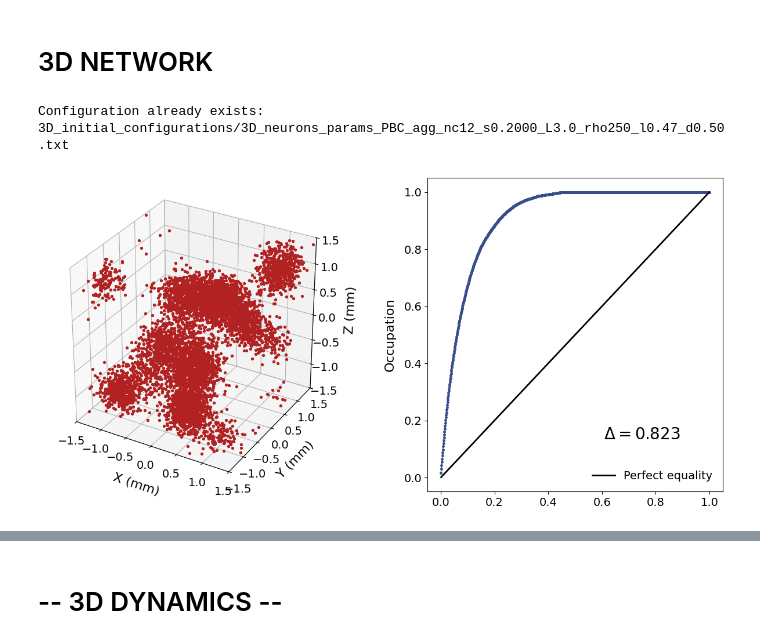
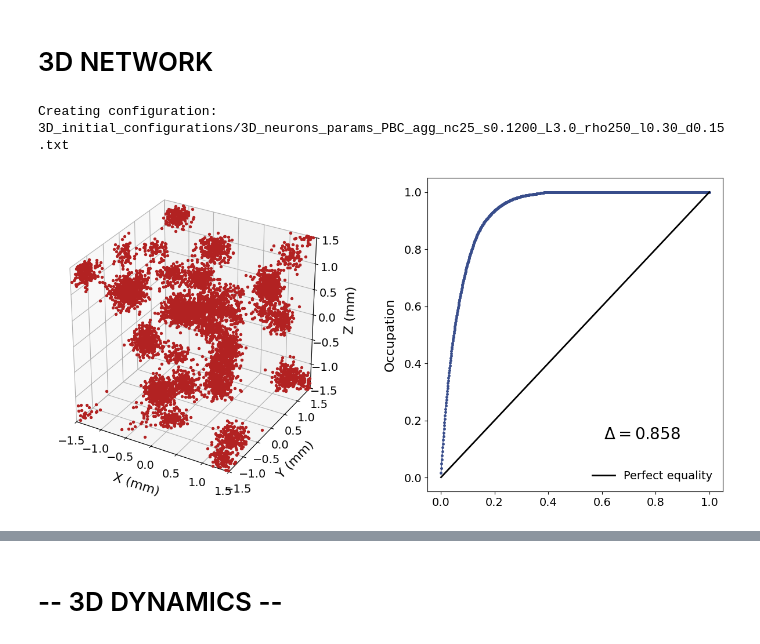
Before and after one commit to underDD/TFM, a Jupyter notebook: create_network.ipynb, the cells around one changed output, grey strips where cells are left out. Cells and saved outputs as stored; diff of their text form; code cells hidden in the pictures.

```diff
--- a/create_network.ipynb
+++ b/create_network.ipynb
@@ -43,8 +43,8 @@ segment_length = 0.01 # Segment length for axon growth (mm)
 sigma_axon_angle = 0.1 # Standard deviation of the axon angle (radians)
 
 agg = 1 # Control parameter for the aggregation of neurons
-n_centers = 15 # Number of centers for the aggregation of neurons
-base_sigma = 0.1 # Base standard deviation for aggregation centers (mm)
+n_centers = 25 # Number of centers for the aggregation of neurons
+base_sigma = 0.05 # Base standard deviation for aggregation centers (mm)
 
 BC_type = "PBC" # Boundary conditions type (PBC: Periodic Boundary Conditions, SW: Sticky Walls)
 
@@ -63,6 +63,6 @@ parameters2D = {
     "BC_type": BC_type
 }
 
-filename = fcn.run_2D_tune_positions(parameters2D)
+filename = fcn.run_2D_tune_positions(parameters2D, new_sim=True)
 fcn.neuron_map_gini2D(filename, parameters2D)
 # %% [output]
@@ -1165,7 +1127,7 @@ N = int(rho * L**2) # Total number of neurons
 soma_diameter = 0.015 # Diameter of the soma (mm)
 d_mean = 0.15 # Dendritic tree diameter (mm) Gaussian distribution
 d_sigma = 0.02 # Standard deviation of the dendritic tree diameter (mm)
-l_mean = 0.6 # Mean axon length (mm) Rayleigh distribution
+l_mean = 0.3 # Mean axon length (mm) Rayleigh distribution
 segment_length = 0.01 # Segment length for axon growth (mm)
 sigma_axon_angle = 0.1 # Standard deviation of the axon angle (radians)
 
@@ -1202,7 +1164,7 @@ for base_sigma in base_sigmas:
         parameters2D["n_centers"] = nc
         parameters2D["base_sigma"] = base_sigma
 
-        filename = fcn.run_2D_tune_positions(parameters2D, show_prints=False)
+        filename = fcn.run_2D_tune_positions(parameters2D, new_sim = True)
         print(f"Configuration created for n_centers={nc}, base_sigma={base_sigma:.4f}", end="\r")
 
 filenames_params = [
@@ -1576,23 +1298,0 @@ Detected 23 peaks in GNA for base_sigma=0.4000, max_exc=20.00, mean_peak_height=
-# %%
-import numpy as np
-
-# Cargar datos
-filename = "maps_results/2D_colormap_Gini_Exc_GNA_nc25_L3.0_rho250_l0.50_d0.15_a0.200.txt"
-data = np.loadtxt(filename, skiprows=1)
-
-# Ordenar por la primera columna (Gini)
-data_sorted = data[data[:, 0].argsort()]
-
-# Guardar archivo ordenado
-output_filename = "maps_results/sorted_by_gini.txt"
-
-# Guardamos con cabecera
-header = "Gini\tMAX_EXC_WEIGHT\tmean_peaks_height\tstd_peaks_height"
-np.savetxt(
-    output_filename,
-    data_sorted,
-    delimiter="\t",      # 🔥 esto es lo importante
-    header=header,
-    fmt="%.10f",
-    comments=""
-)
@@ -1838,40 +2016,40 @@ L = 3.0 # Length of the square domain (mm)
 rho = 250 # Neuron density (neurons/mm^2)
 N = int(rho * L**2) # Total number of neurons
 soma_diameter = 0.015 # Diameter of the soma (mm)
-d_mean = 0.5 # Dendritic tree diameter (mm) Gaussian distribution
+d_mean = 0.15 # Dendritic tree diameter (mm) Gaussian distribution
 d_sigma = 0.02 # Standard deviation of the dendritic tree diameter (mm)
-l_mean = 0.47 # Mean axon length (mm) Rayleigh distribution
+l_mean = 0.3 # Mean axon length (mm) Rayleigh distribution
 segment_length = 0.01 # Segment length for axon growth (mm)
 sigma_pol = 0.1 # Standard deviation of the polar angle (radians)
 sigma_azi = 0.1 # Standard deviation of the azimuthal angle (radians)
 
 agg = 1 # Control parameter for the aggregation of neurons
-n_centers = 12 # Number of centers for the aggregation of neurons
-base_sigma = 0.2 # Base standard deviation for aggregation centers (mm)
+n_centers = 25 # Number of centers for the aggregation of neurons
+base_sigma = 0.12 # Base standard deviation for aggregation centers (mm)
 
 BC_type = "PBC" # Boundary conditions type (PBC: Periodic Boundary Conditions, RBC: Reflective Boundary Conditions)
 
 parameters3D = {
     "L": L,
     "rho": rho,
     "soma_diameter": soma_diameter,
     "d_mean": d_mean,
     "d_sigma": d_sigma,
     "l_mean": l_mean,
     "segment_length": segment_length,
     "sigma_pol": sigma_pol,
     "sigma_azi": sigma_azi,
     "agg": agg,
     "n_centers": n_centers,
     "base_sigma": base_sigma,
     "BC_type": BC_type
 }
 
 filename = fcn.run_3D_tune_positions(parameters3D)
 fcn.neuron_map_gini3D(filename, parameters3D)
 # %% [output]
-Configuration already exists: 3D_initial_configurations/3D_neurons_params_PBC_agg_nc12_s0.2000_L3.0_rho250_l0.47_d0.50.txt
+Creating configuration: 3D_initial_configurations/3D_neurons_params_PBC_agg_nc25_s0.1200_L3.0_rho250_l0.30_d0.15.txt
-[figure, old version]
+[figure, new version]
 # %%
 import subprocess
 import numpy as np
```
Also changed, not shown: parts of 40 cells of this notebook, 35 other files.
